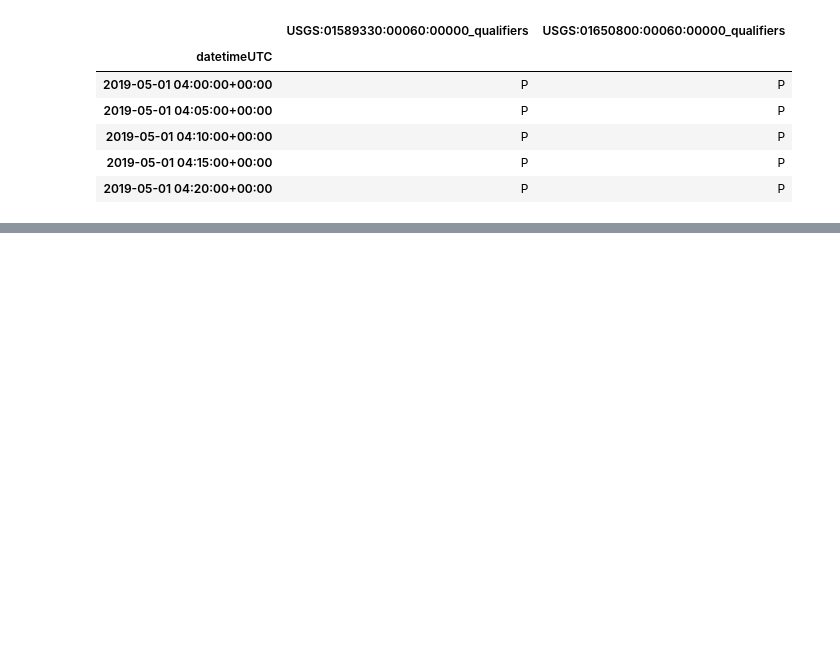
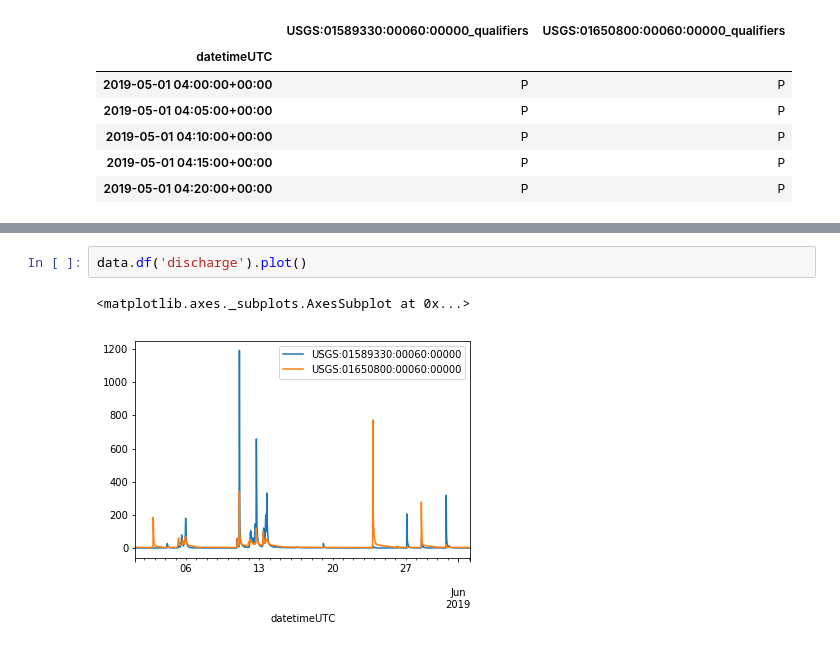
Before and after one commit to mroberge/hydrofunctions, a Jupyter notebook: docs/notebooks/viewing.ipynb, the cells around one changed output, grey strips where cells are left out. Drawn from its saved outputs; the diff is of its cells as text; blank space fills up the shorter version.

```diff
--- a/docs/notebooks/viewing.ipynb
+++ b/docs/notebooks/viewing.ipynb
@@ -110,0 +138,5 @@ Other flags include:
+# %%
+data.df('discharge').plot()
+# %% [output]
+<matplotlib.axes._subplots.AxesSubplot at 0x...>
+[figure, added]
```
Also changed, not shown: parts of 16 cells of this notebook, 3 other files.
